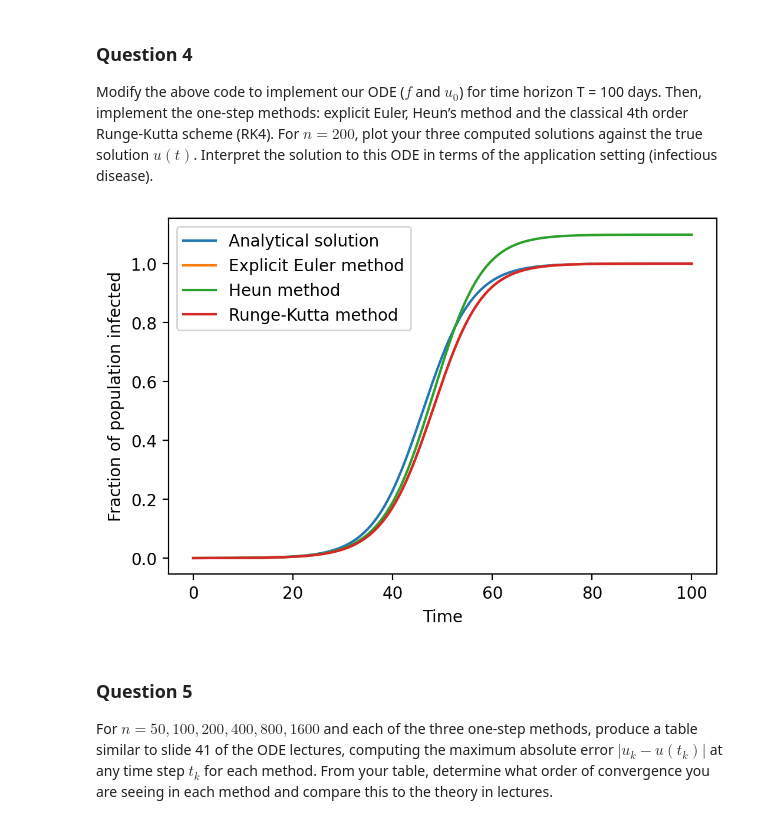
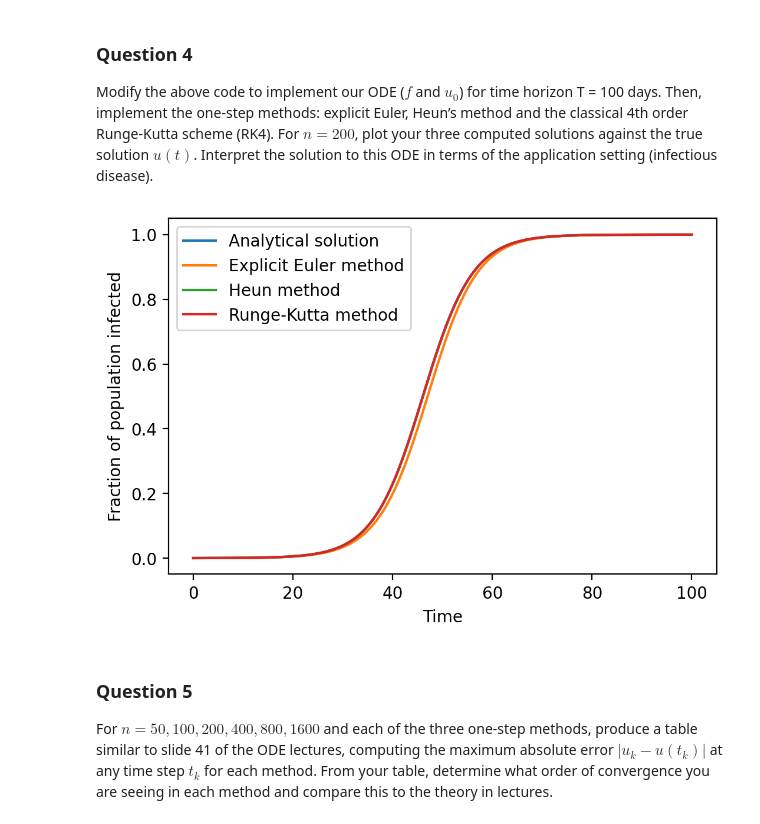
Before and after one commit to charlieoneill11/scientific-computing, a Jupyter notebook: LabBook5.ipynb, the cells around one changed output. Cells and saved outputs as stored; diff of their text form; code cells hidden in the pictures.

```diff
--- a/LabBook5.ipynb
+++ b/LabBook5.ipynb
@@ -151,11 +151,11 @@ def f(t, u):
 
 # One-step method
 def explicit_euler(t, u, h):
-    return h*f(t, u)
+    return u + h*f(t, u)
 
 def heun_method(t, u, h):
-    e_euler = explicit_euler(t, u, h)
-    return 0.5*f(t, u) + 0.5*f(t+h, explicit_euler(t, u, h))
+    e_euler = u + h*f(u, t)
+    return u + (0.5*h)*f(t, u) + (0.5*h)*f(t+h, u+h*f(t, u))
 
 def runge_kutta(t, u, h):
     k_1 = f(t, u)
@@ -168,7 +168,7 @@ def runge_kutta(t, u, h):
 P, c = 10000, 0.2
 u0 = 1/P # initial condition
 T = 100.0 # end time
-n = 200 # use n+1 equally spaced time steps
+n = 400 # use n+1 equally spaced time steps
 ts = np.linspace(0, T, n+1) # vector of timesteps, tk = ts[k]
 h = T / n # gap between timesteps
 
@@ -182,26 +182,26 @@ rk[0] = u0
 
 # Run the one-step method
 for k in range(n):
-    euler[k+1] = euler[k] + explicit_euler(ts[k], u[k], h)
-    heun[k+1] = heun[k] + heun_method(ts[k], u[k], h)
-    rk[k+1] = runge_kutta(ts[k], u[k], h)
+    euler[k+1] = explicit_euler(ts[k], euler[k], h)
+    heun[k+1] = heun_method(ts[k], heun[k], h)
+    rk[k+1] = runge_kutta(ts[k], rk[k], h)
 # %%
 # define analytical solution
 def analytical_solution(t):
     return 1 / (1 + (P-1)*np.exp(-c*t))
 actual_u = analytical_solution(ts)
 
 # plot the solutions and compare
 plt.plot(ts, actual_u, label="Analytical solution")
 plt.plot(ts, euler, label="Explicit Euler method")
-plt.plot(ts, heun, label="Heun method")
-plt.plot(ts, rk, label="Runge-Kutta method")
+plt.plot(ts, heun, label="Heun method", linestyle='-')
+plt.plot(ts, rk, label="Runge-Kutta method", linestyle='-')
 plt.xlabel("Time")
 plt.ylabel("Fraction of population infected")
 plt.legend(loc="best")
 plt.show()
 # %% [output]
-[figure, old version]
+[figure, new version]
 # %% [markdown]
 ### Question 5
 For $n = 50, 100, 200, 400, 800, 1600$ and each of the three one-step methods, produce a
```
Also changed, not shown: parts of 7 cells of this notebook.
